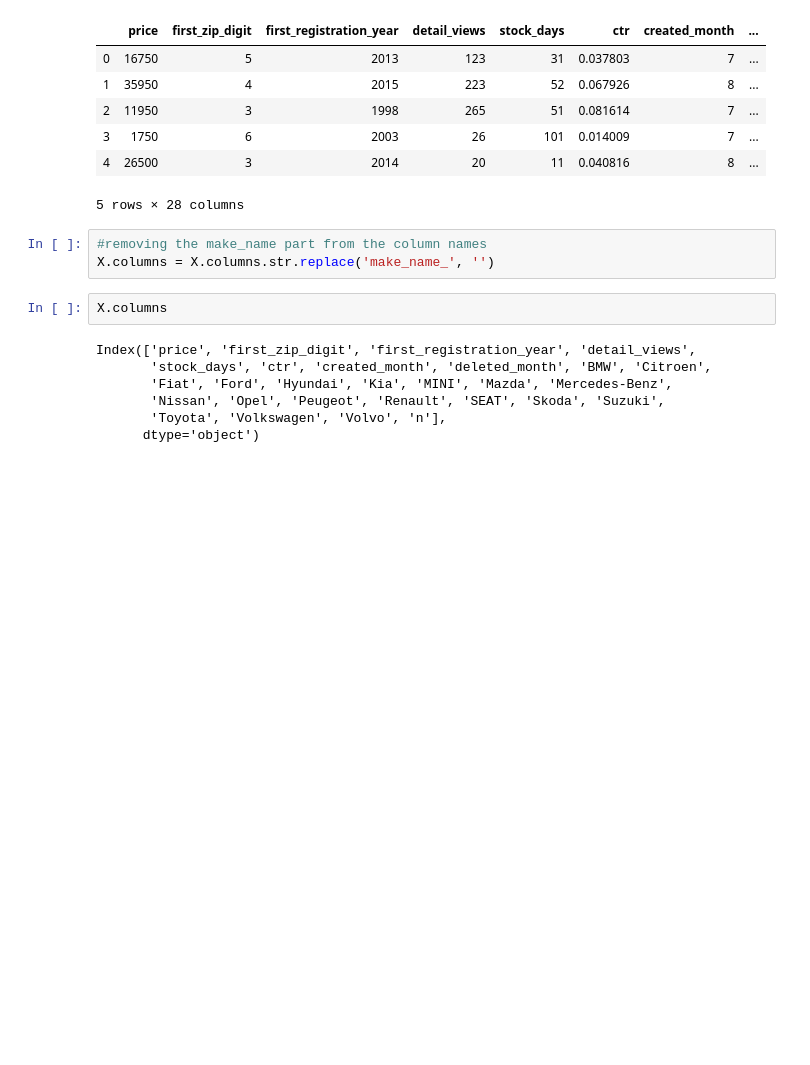
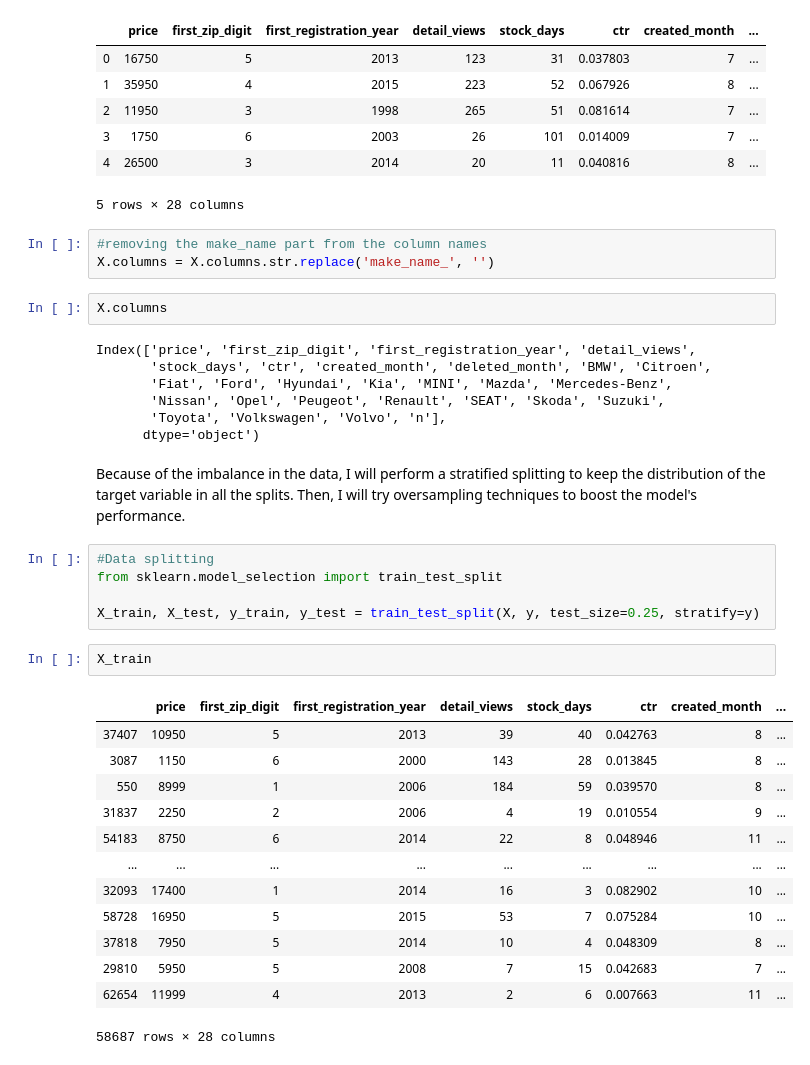
Before and after one commit to Akram035/Auto_scout24, a Jupyter notebook: classification_models.ipynb, the cells around one changed output. Drawn from its saved outputs; the diff is of its cells as text; blank space fills up the shorter version.

Commit message:
Data_splitting(stratified)

```diff
--- a/classification_models.ipynb
+++ b/classification_models.ipynb
@@ -125,3 +125,26 @@ Index(['price', 'first_zip_digit', 'first_registration_year', 'detail_views',
        'Nissan', 'Opel', 'Peugeot', 'Renault', 'SEAT', 'Skoda', 'Suzuki',
        'Toyota', 'Volkswagen', 'Volvo', 'n'],
       dtype='object')
+# %% [markdown]
+Because of the imbalance in the data, I will perform a stratified splitting to keep the distribution of the target variable in all the splits. Then, I will try oversampling techniques to boost the model's performance.
+# %%
+#Data splitting
+from sklearn.model_selection import train_test_split
+
+X_train, X_test, y_train, y_test = train_test_split(X, y, test_size=0.25, stratify=y)
+# %%
+X_train
+# %% [output]
+|  | price | first_zip_digit | first_registration_year | detail_views | stock_days | ctr | created_month | ... |
+| 37407 | 10950 | 5 | 2013 | 39 | 40 | 0.042763 | 8 | ... |
+| 3087 | 1150 | 6 | 2000 | 143 | 28 | 0.013845 | 8 | ... |
+| 550 | 8999 | 1 | 2006 | 184 | 59 | 0.039570 | 8 | ... |
+| 31837 | 2250 | 2 | 2006 | 4 | 19 | 0.010554 | 9 | ... |
+| 54183 | 8750 | 6 | 2014 | 22 | 8 | 0.048946 | 11 | ... |
+| ... | ... | ... | ... | ... | ... | ... | ... | ... |
+| 32093 | 17400 | 1 | 2014 | 16 | 3 | 0.082902 | 10 | ... |
+| 58728 | 16950 | 5 | 2015 | 53 | 7 | 0.075284 | 10 | ... |
+| 37818 | 7950 | 5 | 2014 | 10 | 4 | 0.048309 | 8 | ... |
+| 29810 | 5950 | 5 | 2008 | 7 | 15 | 0.042683 | 7 | ... |
+| 62654 | 11999 | 4 | 2013 | 2 | 6 | 0.007663 | 11 | ... |
+58687 rows × 28 columns
```
Also changed, not shown: parts of 1 cell of this notebook.
